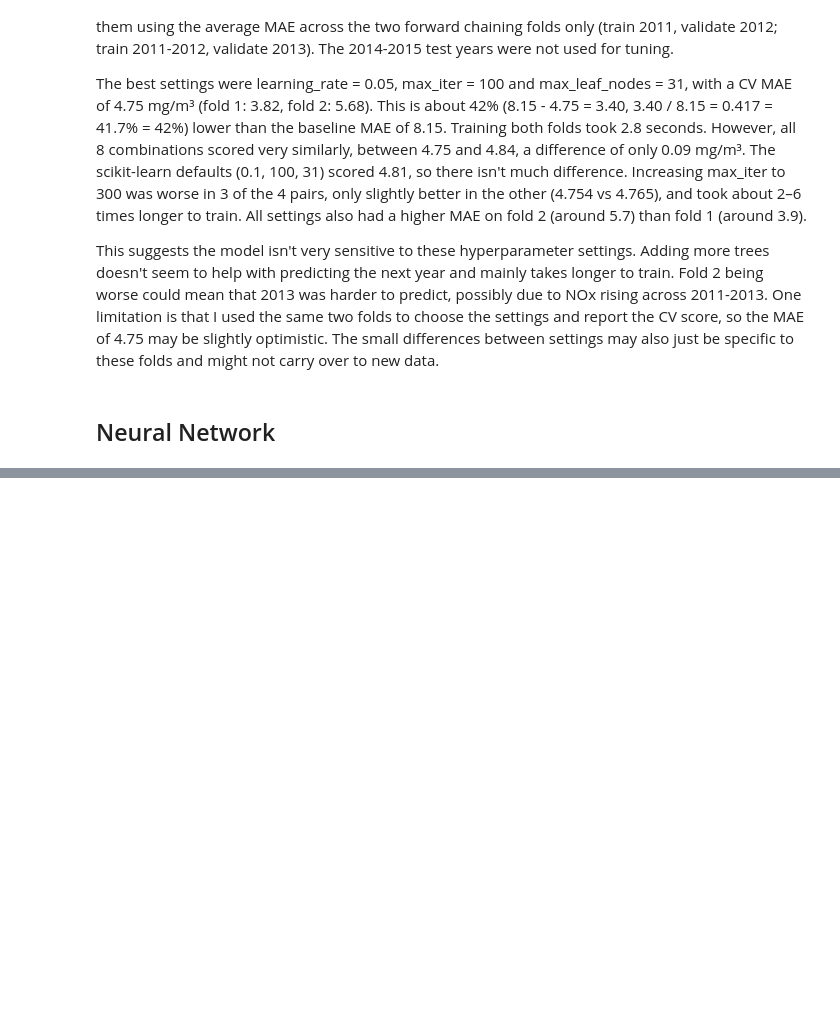
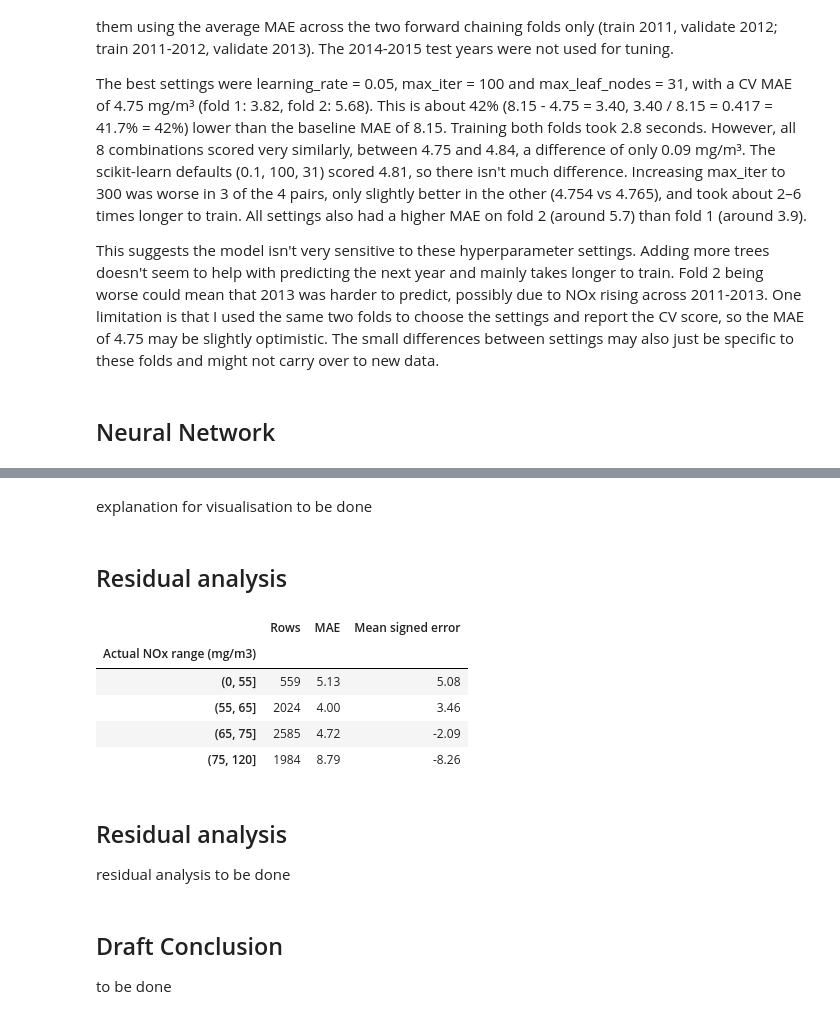
Before and after one commit to TripO7/CT4101-ML, a Jupyter notebook: notebooks/02_model_comparison.ipynb, the cells around one changed output, grey strips where cells are left out. Drawn from its saved outputs; the diff is of its cells as text; code cells hidden in the pictures; blank space fills up the shorter version.

```diff
--- a/notebooks/02_model_comparison.ipynb
+++ b/notebooks/02_model_comparison.ipynb
@@ -239,0 +328,41 @@ Chosen network: Network A (32,)
+# %% [markdown]
+explanation for visualisation to be done
+# %% [markdown]
+## Residual analysis
+# %%
+# residual analysis: gradient boosting on fold 2 (train 2011-2012, validate 2013)
+# uses val_fold, predictions and residuals from the residual plot cell above
+
+# splits the actual 2013 NOx values into 4 ranges, the last one is the high-NOx tail
+NOX_RANGE_EDGES = [0, 55, 65, 75, 120]   # mg/m3
+nox_ranges = pd.cut(val_fold[TARGET], bins=NOX_RANGE_EDGES)
+
+# for each range: number of rows, average error size and average signed error (positive = overprediction)
+error_by_range = pd.DataFrame({
+    "Rows": residuals.groupby(nox_ranges, observed=True).size(),
+    "MAE": residuals.abs().groupby(nox_ranges, observed=True).mean(),
+    "Mean signed error": residuals.groupby(nox_ranges, observed=True).mean(),
+})
+error_by_range.index.name = "Actual NOx range (mg/m3)"
+
+# every validation row should fall in exactly one range
+assert error_by_range["Rows"].sum() == len(val_fold)
+
+# saves the table to outputs/
+error_by_range.to_csv(OUTPUT_DIR / "gb_error_by_nox_range_2013.csv")
+error_by_range.round(2)
+# %% [output]
+|  | Rows | MAE | Mean signed error |
+| Actual NOx range (mg/m3) |  |  |  |
+| (0, 55] | 559 | 5.13 | 5.08 |
+| (55, 65] | 2024 | 4.00 | 3.46 |
+| (65, 75] | 2585 | 4.72 | -2.09 |
+| (75, 120] | 1984 | 8.79 | -8.26 |
+# %% [markdown]
+## Residual analysis
+
+residual analysis to be done
+# %% [markdown]
+## Draft Conclusion
+
+to be done
```
Also changed, not shown: parts of 9 cells of this notebook, 3 other files.
